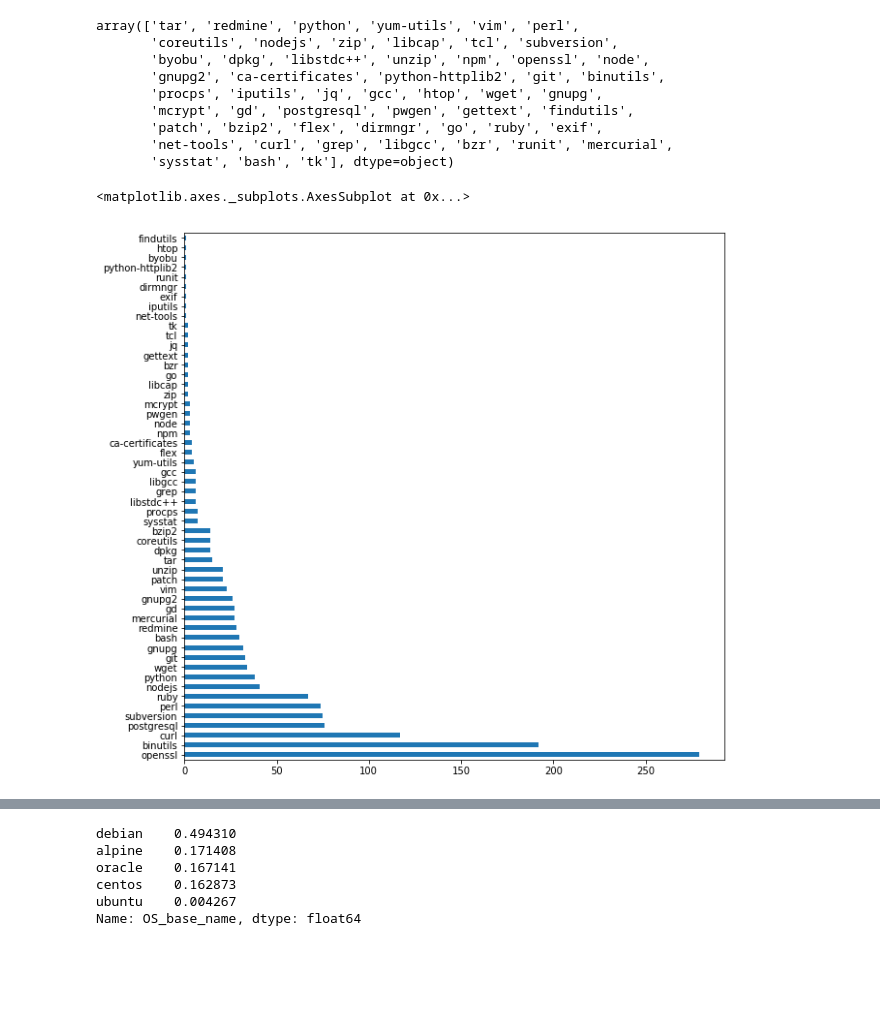
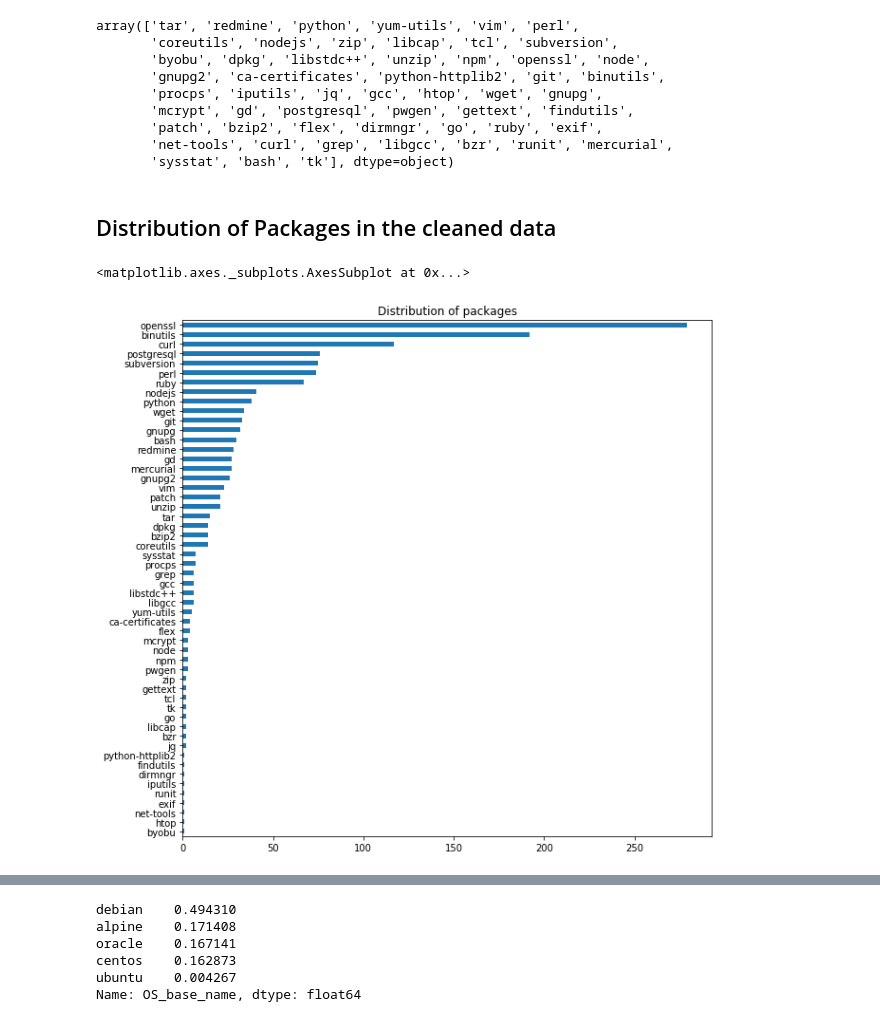
Before and after one commit to BU-NU-CLOUD-F19/Tracing_security_fixes_for_docker_images, a Jupyter notebook: demos/analyze_reports.ipynb, the cells around one changed output, grey strips where cells are left out. Cells and saved outputs as stored; diff of their text form; code cells hidden in the pictures; blank space fills up the shorter version.

```diff
--- a/demos/analyze_reports.ipynb
+++ b/demos/analyze_reports.ipynb
@@ -41,9 +109,12 @@ array(['tar', 'redmine', 'python', 'yum-utils', 'vim', 'perl',
        'patch', 'bzip2', 'flex', 'dirmngr', 'go', 'ruby', 'exif',
        'net-tools', 'curl', 'grep', 'libgcc', 'bzr', 'runit', 'mercurial',
        'sysstat', 'bash', 'tk'], dtype=object)
+# %% [markdown]
+## Distribution of Packages in the cleaned data
 # %%
 plt.figure(figsize=(10,10))
-data.Package.value_counts().plot('barh')
+data.Package.value_counts()[::-1].plot('barh',
+                                       title="Distribution of packages")
 # %% [output]
 <matplotlib.axes._subplots.AxesSubplot at 0x...>
-[figure, old version]
+[figure, new version]
```
Also changed, not shown: parts of 29 cells of this notebook.
